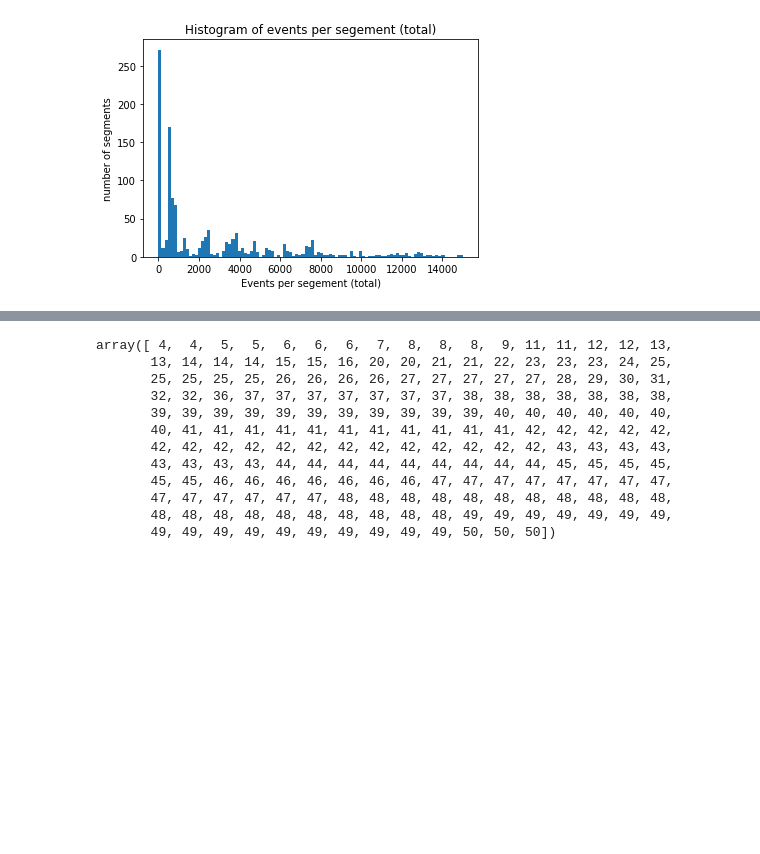
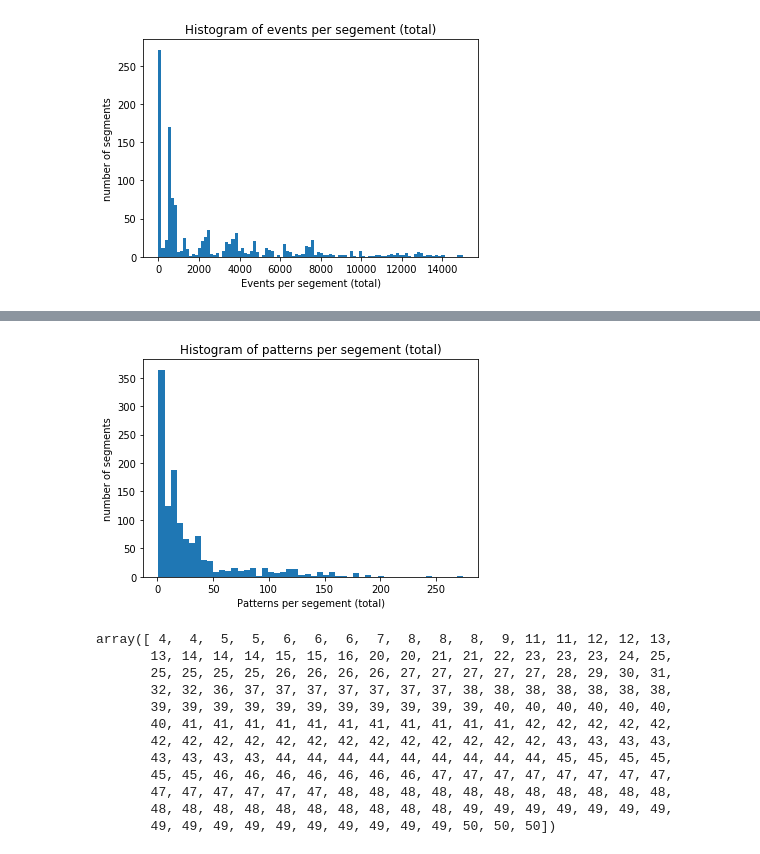
Before and after one commit to gingertom/buses, a Jupyter notebook: Data Exploration/Stop_events EDA2.ipynb, the cells around one changed output, grey strips where cells are left out. Drawn from its saved outputs; the diff is of its cells as text; code cells hidden in the pictures; blank space fills up the shorter version.

```diff
--- a/Data Exploration/Stop_events EDA2.ipynb
+++ b/Data Exploration/Stop_events EDA2.ipynb
@@ -170,3 +182,11 @@ plt.show()
+# %%
+plt.hist(patterns_per_segment.values, bins=50)
+plt.xlabel("Patterns per segement (total)")
+plt.ylabel("number of segments")
+plt.title("Histogram of patterns per segement (total)")
+plt.show()
+# %% [output]
+[figure, added]
 # %%
 np.sort(events_per_segment.values)[0:200]
 # %% [output]
```
Also changed, not shown: parts of 3 cells of this notebook.
